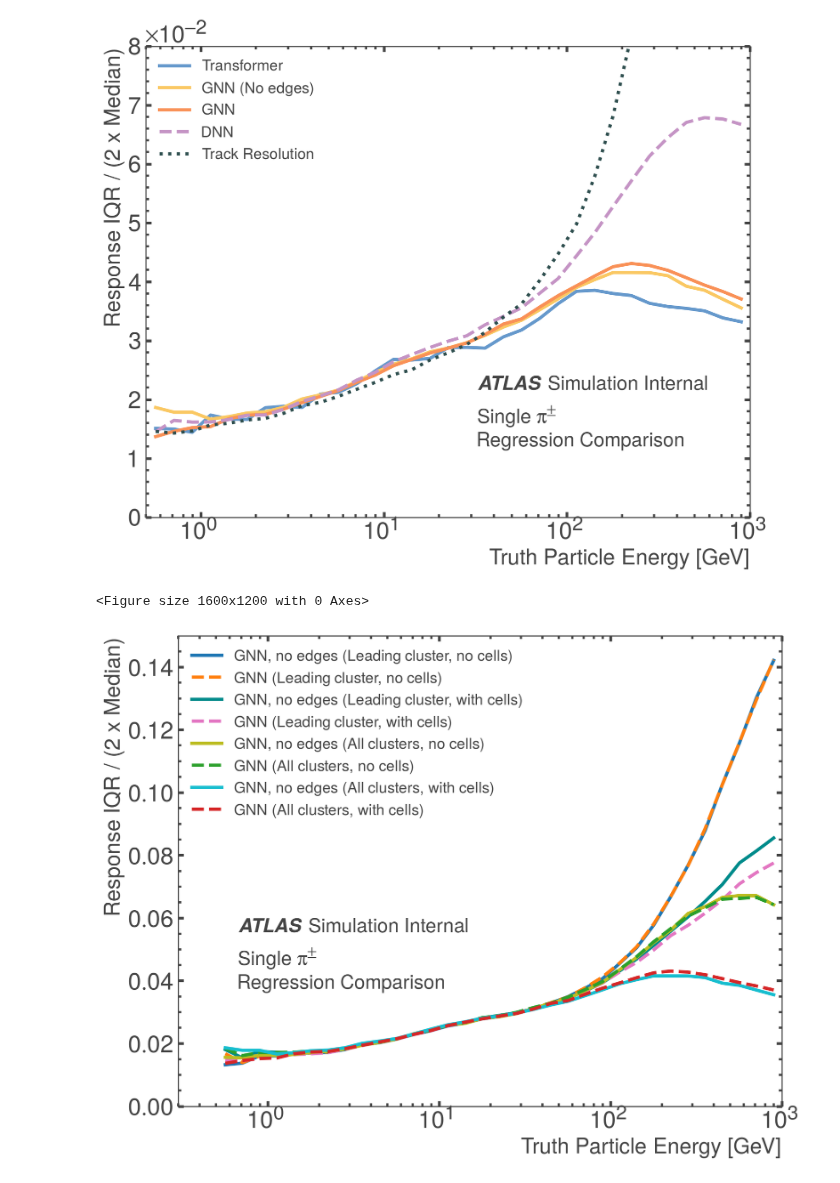
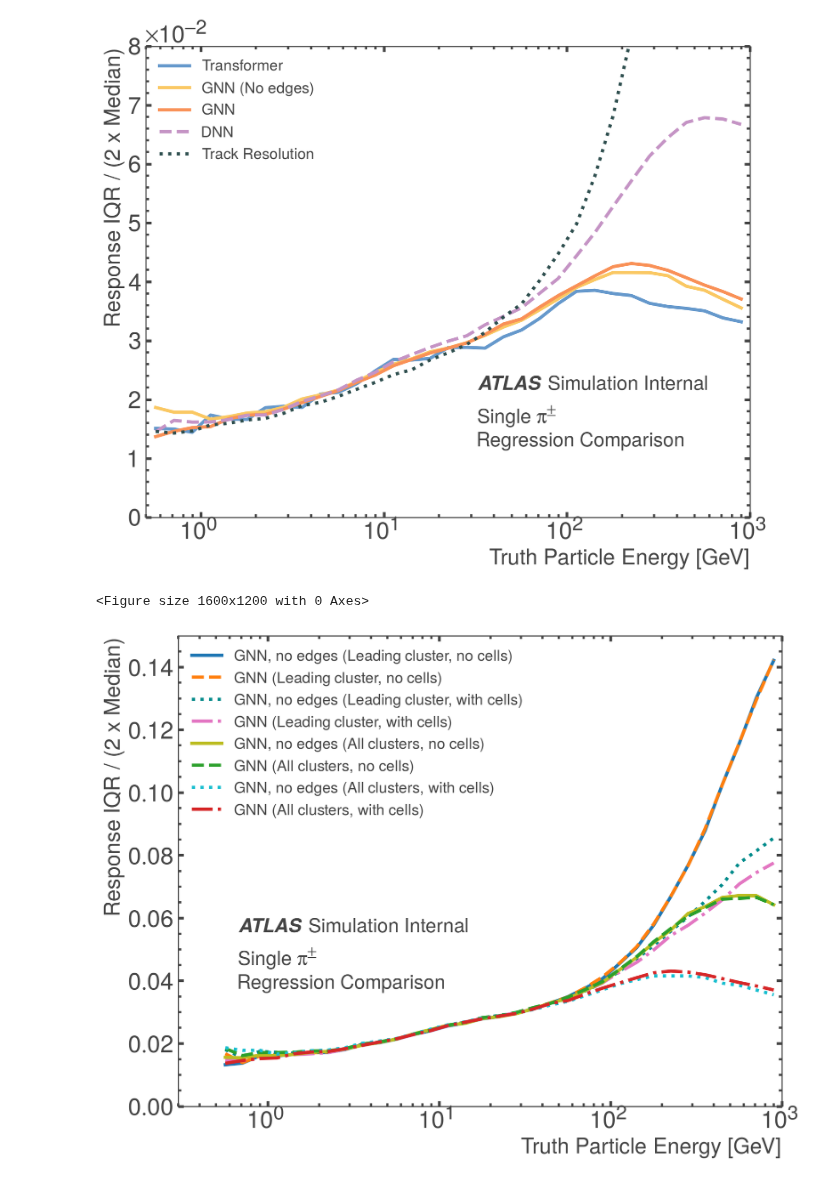
Before and after one commit to atlas-calo-ml/gn4pions_eastbay, a Jupyter notebook: make_plots.ipynb, the cells around one changed output. Drawn from its saved outputs; the diff is of its cells as text; code cells hidden in the pictures.

```diff
--- a/make_plots.ipynb
+++ b/make_plots.ipynb
@@ -513,35 +513,38 @@ labels = [
 
         'GNN, no edges (Leading cluster, no cells)',
         'GNN (Leading cluster, no cells)',
 
         'GNN, no edges (Leading cluster, with cells)',
         'GNN (Leading cluster, with cells)',
 
         'GNN, no edges (All clusters, no cells)',
         'GNN (All clusters, no cells)',
 
         'GNN, no edges (All clusters, with cells)',
         'GNN (All clusters, with cells)',
 ]
 
-colors = ['tab:blue',  'tab:orange', 'darkcyan', 'tab:pink',
-         'tab:olive', 'tab:green', 'tab:cyan', 'tab:red']
+colors = ['tab:blue', 'tab:orange', 'darkcyan',  'tab:pink',
+         'tab:olive', 'tab:green', 'tab:cyan', 'tab:red'
+         ]
 
 pu.lineOverlay(xcenter=xcenter, lines = iqrs,
             labels = labels,
            colors = colors,
             xlabel = 'Truth Particle Energy [GeV]', ylabel = 'Response IQR / (2 x Median)',
             y_max = 0.15,  # default = 0.5
                x_min = .3,
             linestyles = [
-                'solid','dashed', 'solid','dashed',
-                'solid','dashed', 'solid','dashed',
+                # 'solid','dashed', 'solid','dashed',
+                # 'solid','dashed', 'solid','dashed',
+                'solid','dashed', 'dotted','-.',
+                'solid','dashed', 'dotted','-.',
             ],
             atlas_x = 0.1, atlas_y = 0.4, simulation = True,
             textlist = [{'x': 0.1, 'y': 0.3, 'text': 'Single $\pi^{\pm}$'},
                         {'x': 0.1, 'y': 0.25,  'text': 'Regression Comparison'}],
               figfile='pub_note_results/cells_vs_nocells_iqr.pdf'
               )
 # %% [output]
 <Figure size 1600x1200 with 0 Axes>
-[figure, old version]
+[figure, new version]
```
Also changed, not shown: parts of 4 cells of this notebook, 3 other files.
